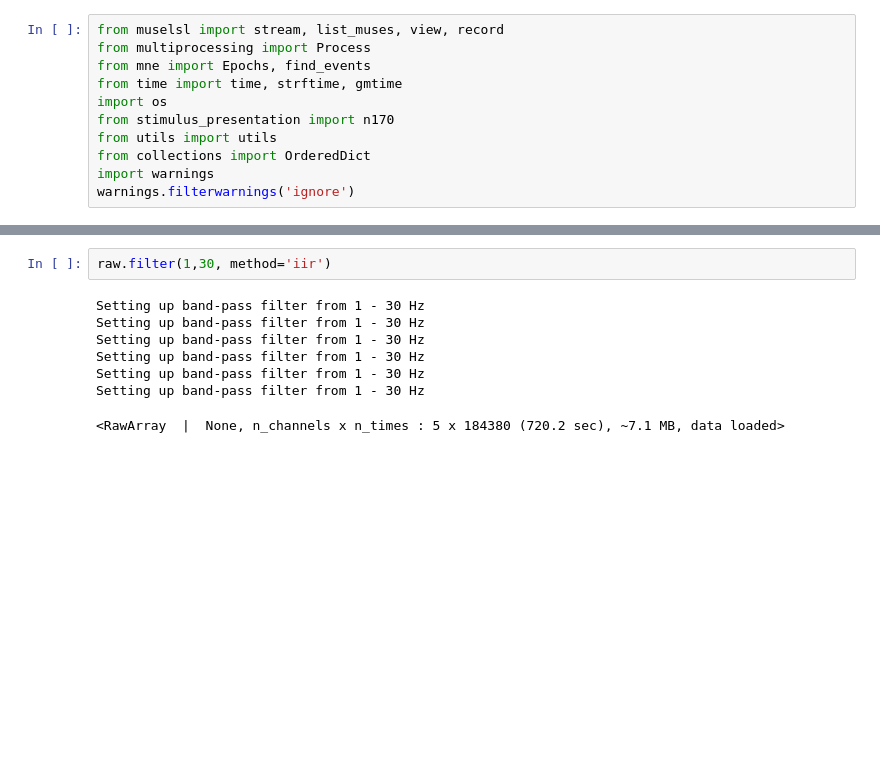
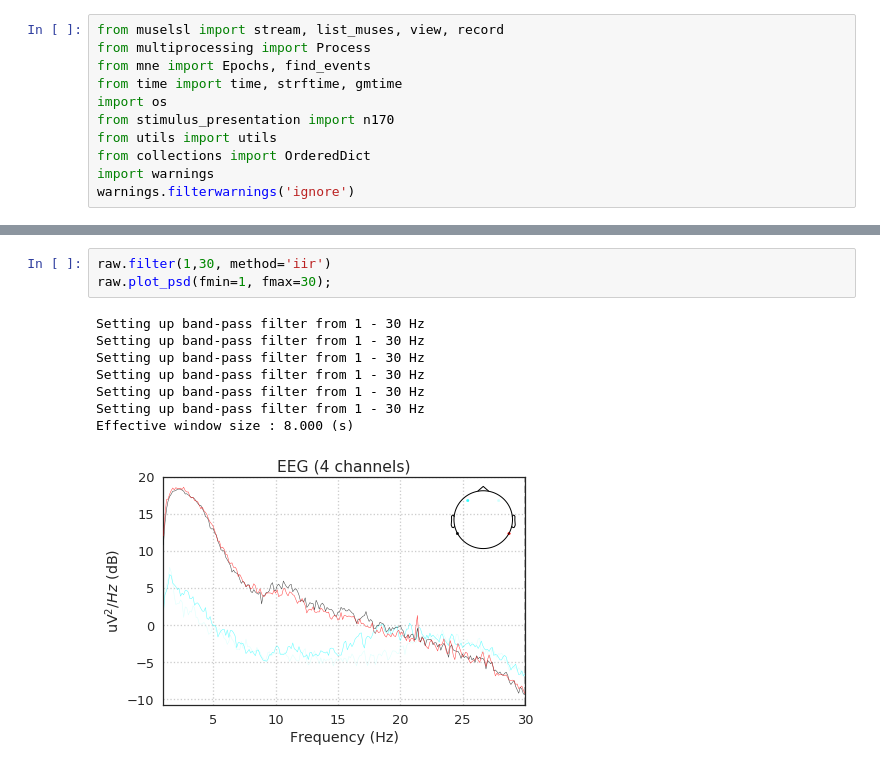
Before and after one commit to NeuroTechX/eeg-notebooks_v0.1, a Jupyter notebook: notebooks/N170.ipynb, the cells around one changed output, grey strips where cells are left out. Drawn from its saved outputs; the diff is of its cells as text; blank space fills up the shorter version.

```diff
--- a/notebooks/N170.ipynb
+++ b/notebooks/N170.ipynb
@@ -110,10 +142,12 @@ Filter the data between 1 and 30hz
 # %%
 raw.filter(1,30, method='iir')
+raw.plot_psd(fmin=1, fmax=30);
 # %% [output]
 Setting up band-pass filter from 1 - 30 Hz
 Setting up band-pass filter from 1 - 30 Hz
 Setting up band-pass filter from 1 - 30 Hz
 Setting up band-pass filter from 1 - 30 Hz
 Setting up band-pass filter from 1 - 30 Hz
 Setting up band-pass filter from 1 - 30 Hz
+Effective window size : 8.000 (s)
-<RawArray  |  None, n_channels x n_times : 5 x 184380 (720.2 sec), ~7.1 MB, data loaded>
+[figure, added]
```
Also changed, not shown: parts of 35 cells of this notebook, 1 other file.
